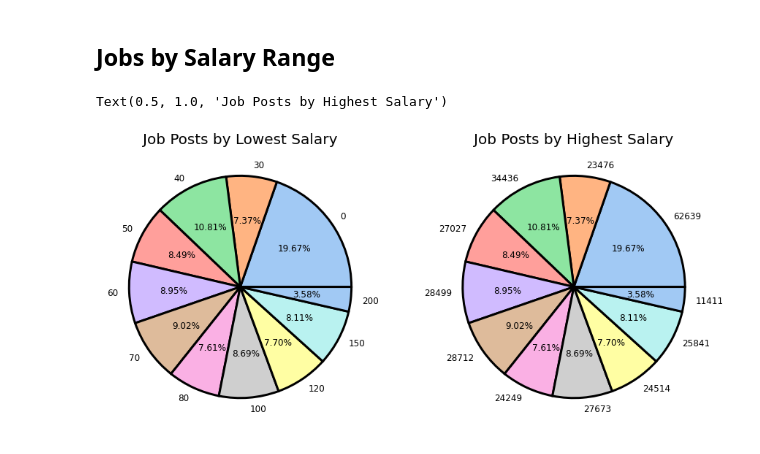
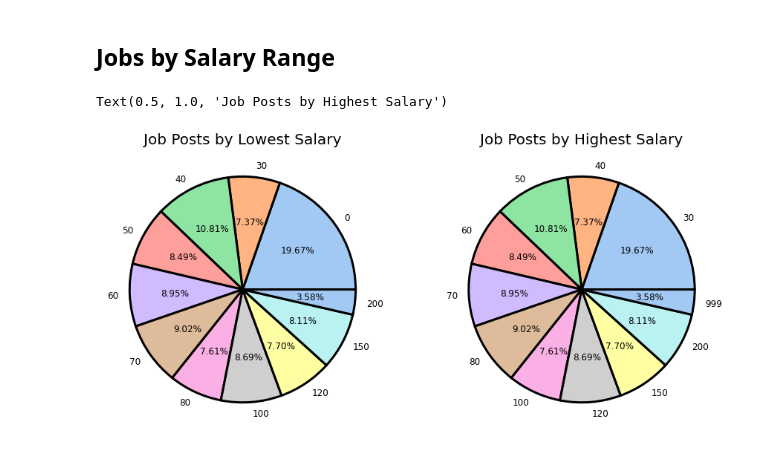
Before and after one commit to zacjensen/3803ICT-Assignment, a Jupyter notebook: 2.1). Job Attributes.ipynb, the cells around one changed output. Cells and saved outputs as stored; diff of their text form; code cells hidden in the pictures.

```diff
--- a/2.1). Job Attributes.ipynb
+++ b/2.1). Job Attributes.ipynb
@@ -82,25 +82,25 @@ Text(0.5, 1.0, 'Market share of locations')
 # %% [markdown]
 ## Jobs by Salary Range
 # %%
-by_lowSal = df.groupby(['LowestSalary'], as_index=False).count()
+by_lowSal = df.groupby('LowestSalary', as_index=False).count()
 by_lowSal['labels'] = by_lowSal['LowestSalary']
 
-by_HighSal = df.groupby(['HighestSalary'], as_index=False).count()
-by_HighSal['labels'] = by_HighSal['LowestSalary']
+by_HighSal = df.groupby('HighestSalary', as_index=False).count()
+by_HighSal['labels'] = by_HighSal['HighestSalary']
 # %%
 colors = sns.color_palette('pastel')
 fig = plt.figure(figsize=(15, 15))
 plt.subplot(121)
 plt.pie(data=by_lowSal, x=by_lowSal.Id, labels=by_lowSal.labels, colors=colors, autopct='%0.2f%%',
        wedgeprops={'edgecolor':'black','linewidth':3}, textprops={'fontsize': 12})
 plt.title("Job Posts by Lowest Salary", size=20)
 
 # colors = sns.color_palette('pastel')
 # fig = plt.figure(figsize=(10, 10))
 plt.subplot(122)
-plt.pie(data=by_lowSal, x=by_HighSal.Id, labels=by_HighSal.labels, colors=colors, autopct='%0.2f%%',
+plt.pie(data=by_HighSal, x=by_HighSal.Id, labels=by_HighSal.labels, colors=colors, autopct='%0.2f%%',
        wedgeprops={'edgecolor':'black','linewidth':3}, textprops={'fontsize': 12})
 plt.title("Job Posts by Highest Salary", size=20)
 # %% [output]
 Text(0.5, 1.0, 'Job Posts by Highest Salary')
-[figure, old version]
+[figure, new version]
```
Also changed, not shown: parts of 4 cells of this notebook, 12 other files.
